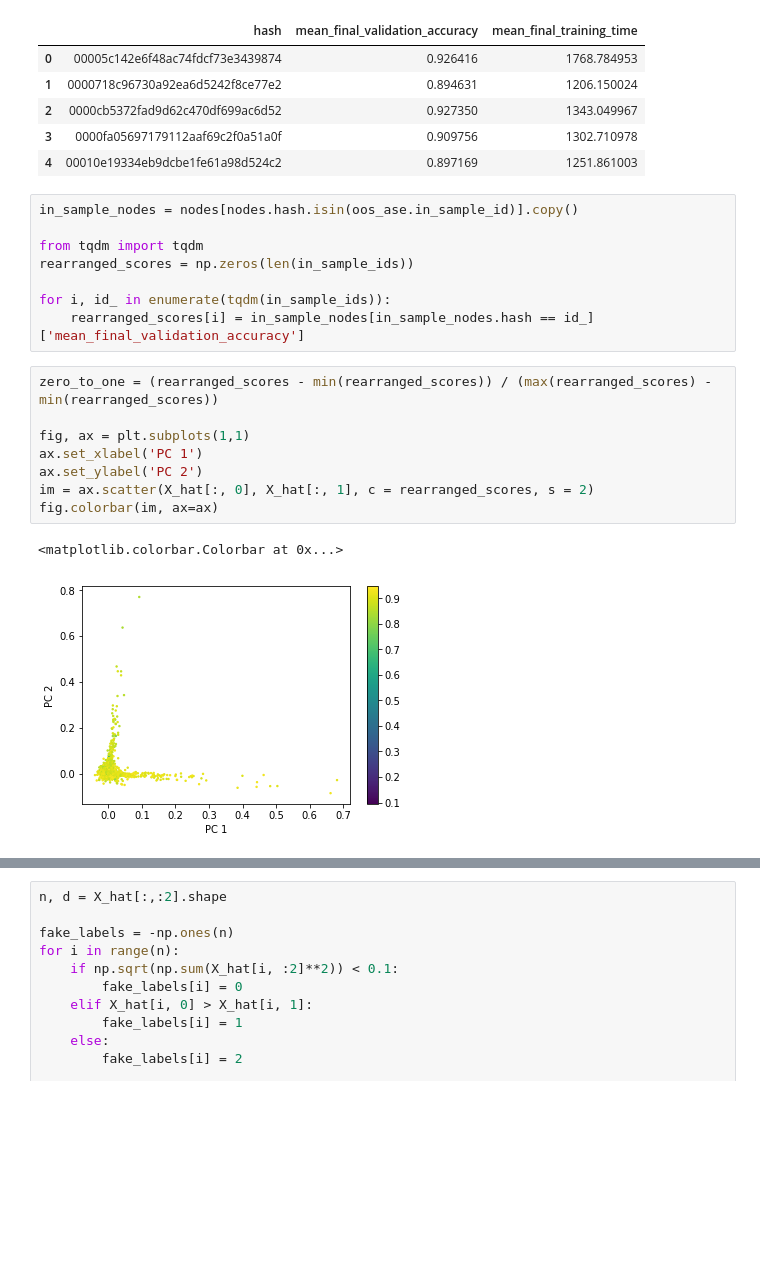
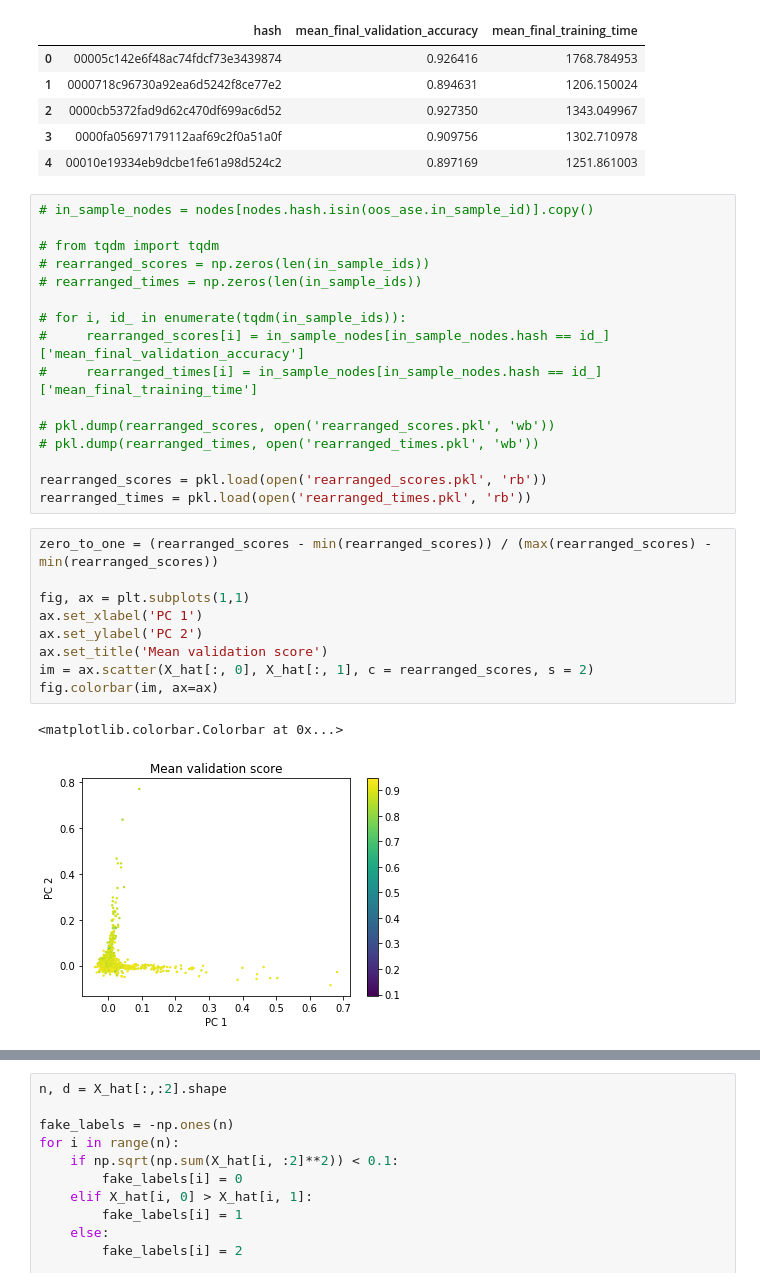
Before and after one commit to neurodata/hayden, a Jupyter notebook: NAS/NAS analysis.ipynb, the cells around one changed output, grey strips where cells are left out. Saved outputs shown, nothing was run; the diff lists cells and outputs as text; blank space fills up the shorter version.

```diff
--- a/NAS/NAS analysis.ipynb
+++ b/NAS/NAS analysis.ipynb
@@ -80,21 +84,30 @@ nodes.head()
 | 3 | 0000fa05697179112aaf69c2f0a51a0f | 0.909756 | 1302.710978 |
 | 4 | 00010e19334eb9dcbe1fe61a98d524c2 | 0.897169 | 1251.861003 |
 # %%
-in_sample_nodes = nodes[nodes.hash.isin(oos_ase.in_sample_id)].copy()
+# in_sample_nodes = nodes[nodes.hash.isin(oos_ase.in_sample_id)].copy()
 
-from tqdm import tqdm
-rearranged_scores = np.zeros(len(in_sample_ids))
+# from tqdm import tqdm
+# rearranged_scores = np.zeros(len(in_sample_ids))
+# rearranged_times = np.zeros(len(in_sample_ids))
 
-for i, id_ in enumerate(tqdm(in_sample_ids)):
-    rearranged_scores[i] = in_sample_nodes[in_sample_nodes.hash == id_]['mean_final_validation_accuracy']
+# for i, id_ in enumerate(tqdm(in_sample_ids)):
+#     rearranged_scores[i] = in_sample_nodes[in_sample_nodes.hash == id_]['mean_final_validation_accuracy']
+#     rearranged_times[i] = in_sample_nodes[in_sample_nodes.hash == id_]['mean_final_training_time']
+
+# pkl.dump(rearranged_scores, open('rearranged_scores.pkl', 'wb'))
+# pkl.dump(rearranged_times, open('rearranged_times.pkl', 'wb'))
+
+rearranged_scores = pkl.load(open('rearranged_scores.pkl', 'rb'))
+rearranged_times = pkl.load(open('rearranged_times.pkl', 'rb'))
 # %%
 zero_to_one = (rearranged_scores - min(rearranged_scores)) / (max(rearranged_scores) - min(rearranged_scores))
 
 fig, ax = plt.subplots(1,1)
 ax.set_xlabel('PC 1')
 ax.set_ylabel('PC 2')
+ax.set_title('Mean validation score')
 im = ax.scatter(X_hat[:, 0], X_hat[:, 1], c = rearranged_scores, s = 2)
 fig.colorbar(im, ax=ax)
 # %% [output]
 <matplotlib.colorbar.Colorbar at 0x...>
-[figure, old version]
+[figure, new version]
```
Also changed, not shown: parts of 12 cells of this notebook, 9 other files.
